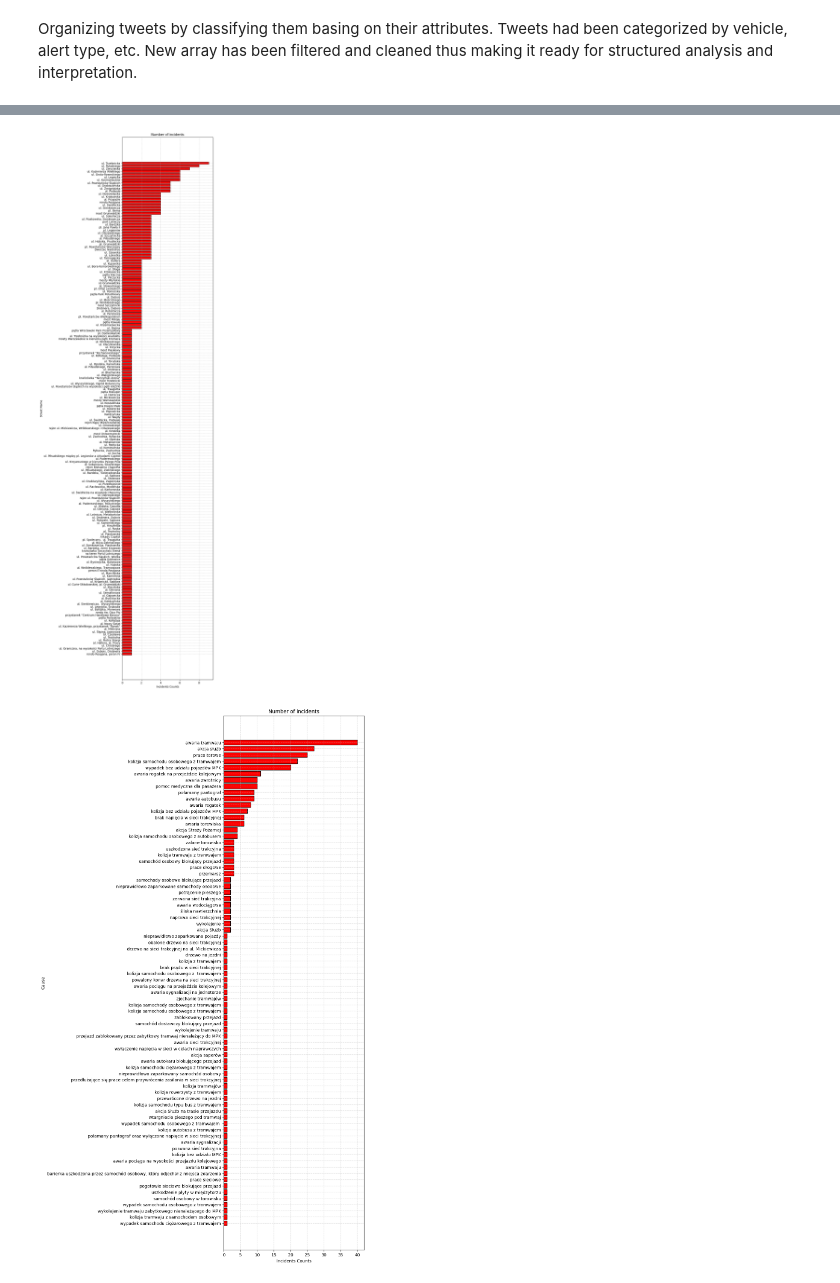
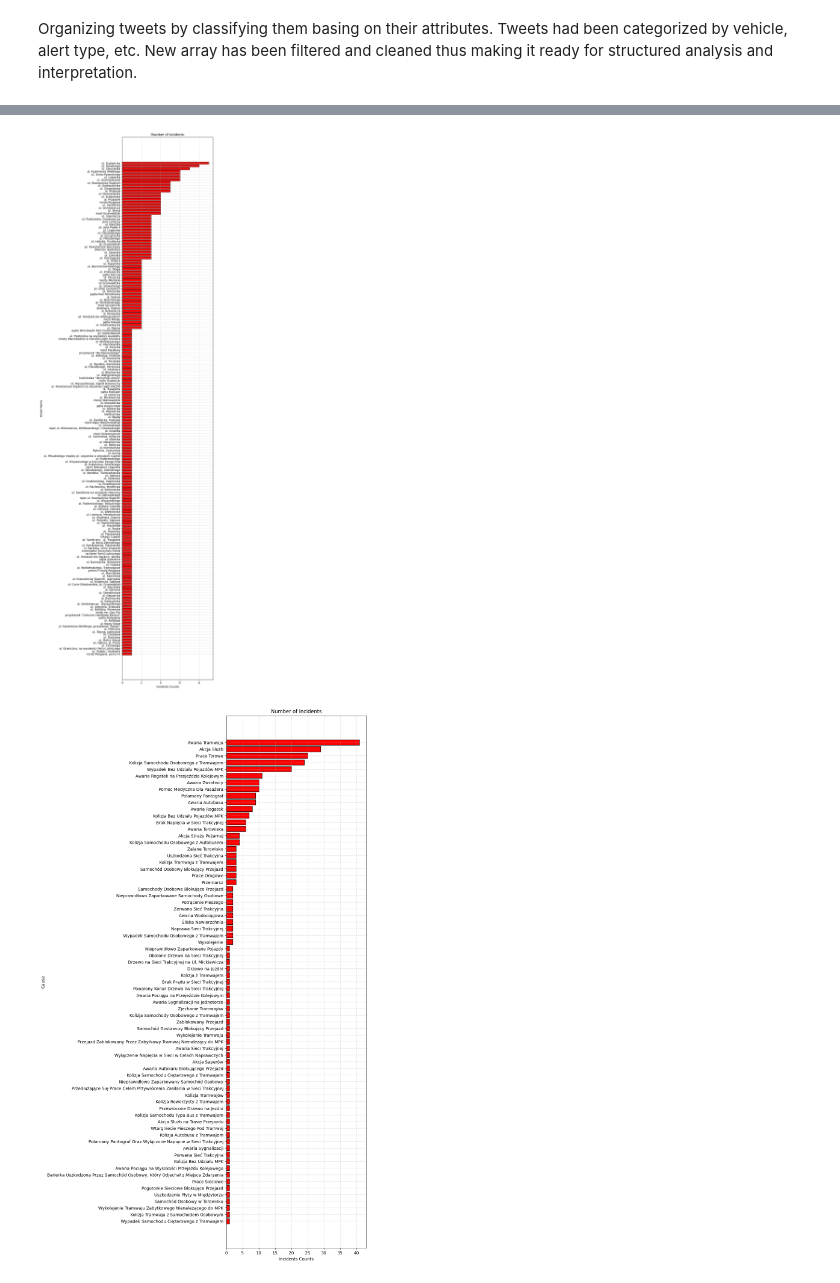
Before and after one commit to JakubGruszczewski/Alert-MPK-Analysis, a Jupyter notebook: mpk_wroclaw.ipynb, the cells around one changed output, grey strips where cells are left out. Saved outputs shown, nothing was run; the diff lists cells and outputs as text; code cells hidden in the pictures.

```diff
--- a/mpk_wroclaw.ipynb
+++ b/mpk_wroclaw.ipynb
@@ -180,11 +180,25 @@ for i, tweet in enumerate(tweets_array, 1):
             else:
                 street_counts[tweet[4]] = 1
 
-        if tweet[6] != '-':
-            if tweet[6] in causes_counts:
-                causes_counts[tweet[6]] += 1
+        if tweet[6] and tweet[6] != '-':
+            if tweet[6][0] == ' ':
+                tweet[6] = tweet[6][1:]
+
+            words = tweet[6].split()
+            capitalized_words = []
+            for word in words:
+                if word.lower() == "mpk":
+                    word = "MPK"
+                elif len(word) > 2:
+                    word = word.title()
+                capitalized_words.append(word)
+
+            cause = " ".join(capitalized_words)
+            if cause in causes_counts:
+                causes_counts[cause] += 1
             else:
-                causes_counts[tweet[6]] = 1
+                causes_counts[cause] = 1
+
 
     elif tweet[3] == "🔀":
         alert_types['Re-routing'] += 1
@@ -279,11 +293,11 @@ plt.show()
 12. ↩️ | Feb 27, 2024 | TRAM | - | rondo Reagana, peron IV | -
 ... (936 lines left out)
 949. 🔀 | Jun 6, 2023 | BUS | - | - | -
 950. ↩️ | Jun 6, 2023 | TRAM | - | pętla Wrocławski Park Przemysłowy | -
 951. ⚠️ | Jun 6, 2023 | TRAM | 23 | pętla Wrocławski Park Przemysłowy | połamany pantograf
 952. ↩️ | Jun 6, 2023 | BUS | - | ul. Klecińska | -
 [figure]
 [figure]
 [figure]
 [figure]
-[figure, old version]
+[figure, new version]
```
Also changed, not shown: parts of 1 cell of this notebook.
